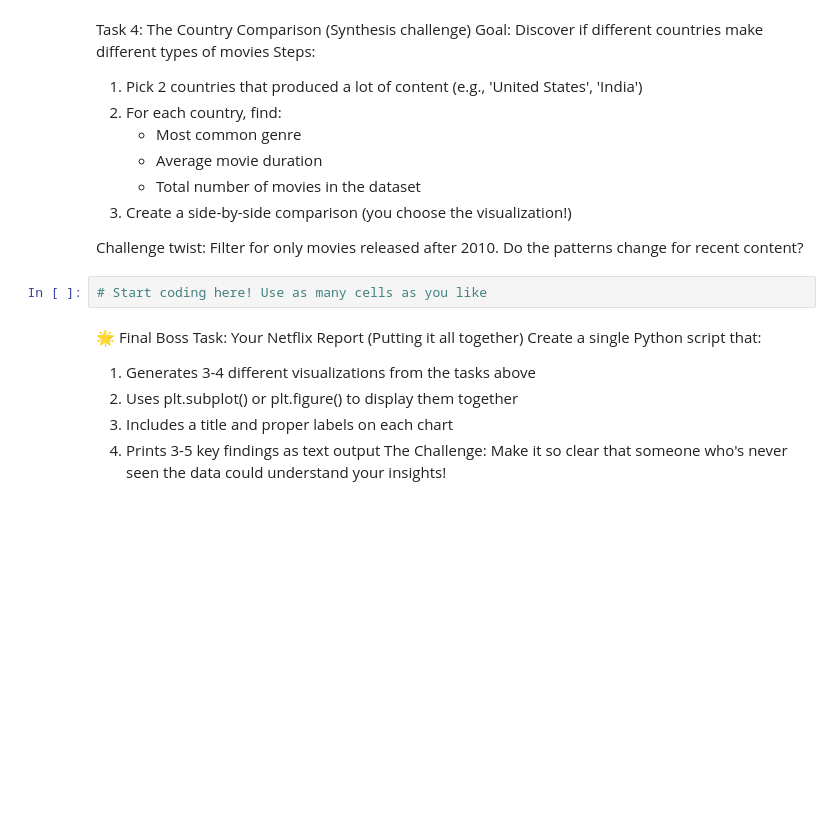
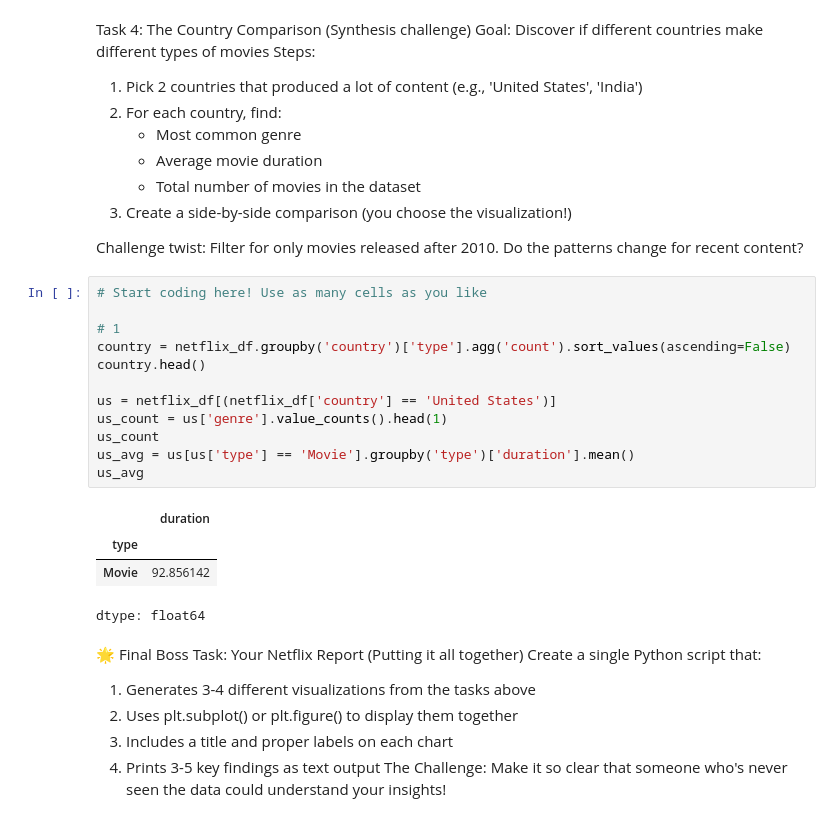
Before and after one commit to christianabusca/netflix-movies-analysis, a Jupyter notebook: netflix.ipynb, the cells around one changed output. Drawn from its saved outputs; the diff is of its cells as text; blank space fills up the shorter version.

```diff
--- a/netflix.ipynb
+++ b/netflix.ipynb
@@ -147,8 +200,23 @@ Steps:
 
 
 Challenge twist: Filter for only movies released after 2010. Do the patterns change for recent content?
-# %%
-# Start coding here! Use as many cells as you like
+# %%
+# Start coding here! Use as many cells as you like
+
+# 1
+country = netflix_df.groupby('country')['type'].agg('count').sort_values(ascending=False)
+country.head()
+
+us = netflix_df[(netflix_df['country'] == 'United States')]
+us_count = us['genre'].value_counts().head(1)
+us_count
+us_avg = us[us['type'] == 'Movie'].groupby('type')['duration'].mean()
+us_avg
+# %% [output]
+|  | duration |
+| type |  |
+| Movie | 92.856142 |
+dtype: float64
 # %% [markdown]
 🌟 Final Boss Task: Your Netflix Report (Putting it all together)
 Create a single Python script that:
```
Also changed, not shown: parts of 6 cells of this notebook.
